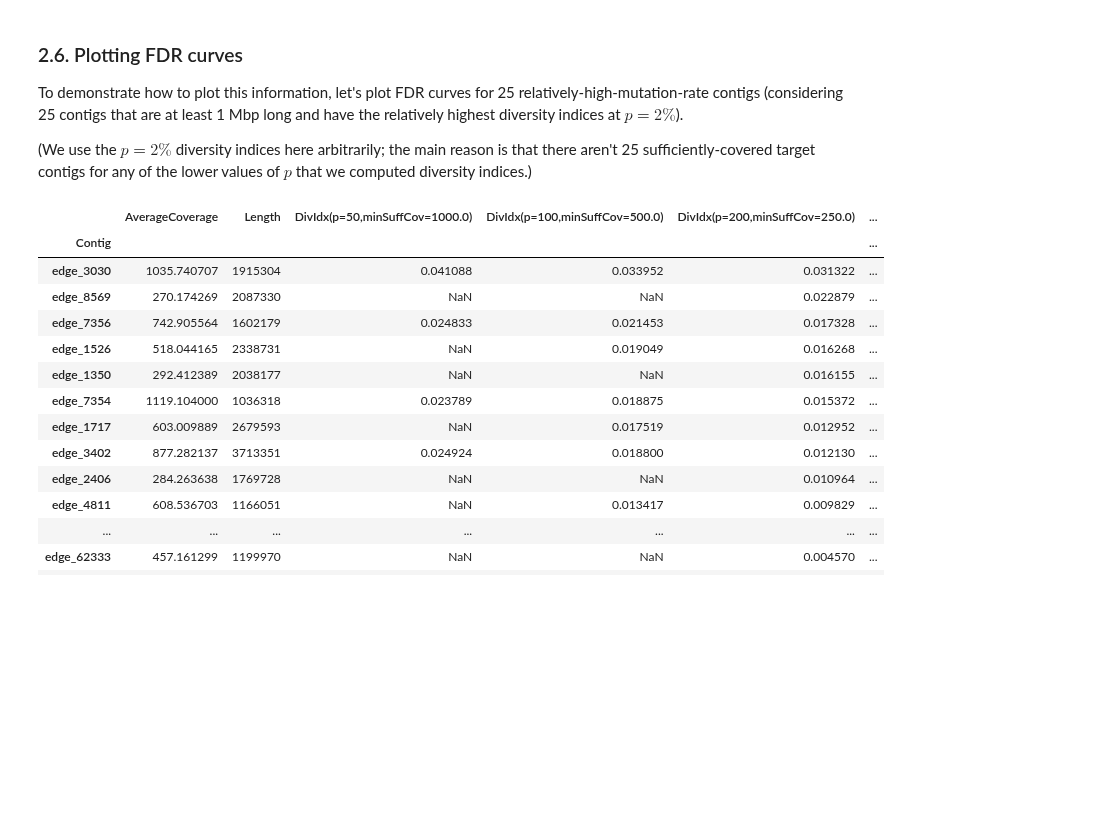
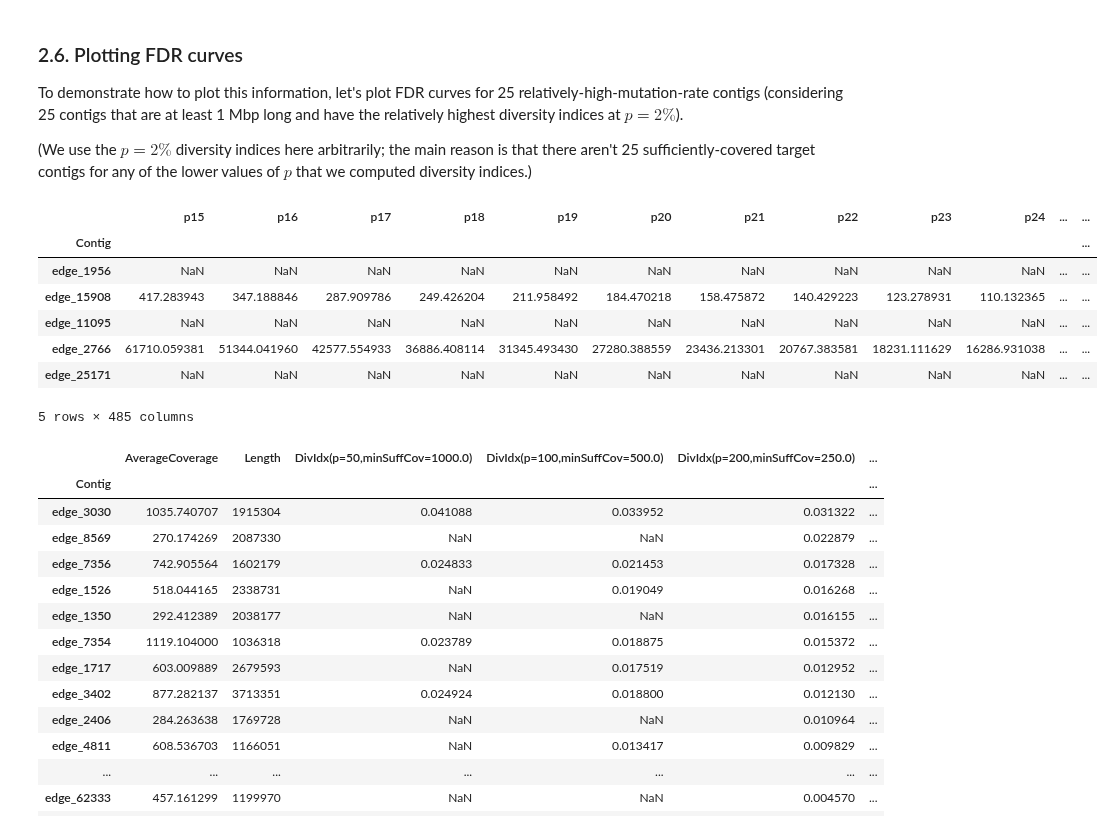
Before and after one commit to fedarko/strainFlye, a Jupyter notebook: docs/SheepGutExample.ipynb, the cells around one changed output. Cells and saved outputs as stored; diff of their text form; code cells hidden in the pictures; blank space fills up the shorter version.

```diff
--- a/docs/SheepGutExample.ipynb
+++ b/docs/SheepGutExample.ipynb
@@ -370,6 +351,16 @@ To demonstrate how to plot this information, let's plot FDR curves for 25 relati
 # %%
 fdr_ests = pd.read_csv("/Poppy/mfedarko/sftests/tutorial-output/p15-fdr-info.tsv", sep="\t", index_col=0)
 numpermbs = pd.read_csv("/Poppy/mfedarko/sftests/tutorial-output/p15-num-info.tsv", sep="\t", index_col=0)
+fdr_ests.head()
+# %% [output]
+|  | p15 | p16 | p17 | p18 | p19 | p20 | p21 | p22 | p23 | p24 | ... | ... |
+| Contig |  |  |  |  |  |  |  |  |  |  |  | ... |
+| edge_1956 | NaN | NaN | NaN | NaN | NaN | NaN | NaN | NaN | NaN | NaN | ... | ... |
+| edge_15908 | 417.283943 | 347.188846 | 287.909786 | 249.426204 | 211.958492 | 184.470218 | 158.475872 | 140.429223 | 123.278931 | 110.132365 | ... | ... |
+| edge_11095 | NaN | NaN | NaN | NaN | NaN | NaN | NaN | NaN | NaN | NaN | ... | ... |
+| edge_2766 | 61710.059381 | 51344.041960 | 42577.554933 | 36886.408114 | 31345.493430 | 27280.388559 | 23436.213301 | 20767.383581 | 18231.111629 | 16286.931038 | ... | ... |
+| edge_25171 | NaN | NaN | NaN | NaN | NaN | NaN | NaN | NaN | NaN | NaN | ... | ... |
+5 rows × 485 columns
 # %%
 diversity_indices = pd.read_csv(
     "/Poppy/mfedarko/sftests/tutorial-output/call-p15/diversity-indices.tsv", sep="\t", index_col=0
```
Also changed, not shown: parts of 24 cells of this notebook.
